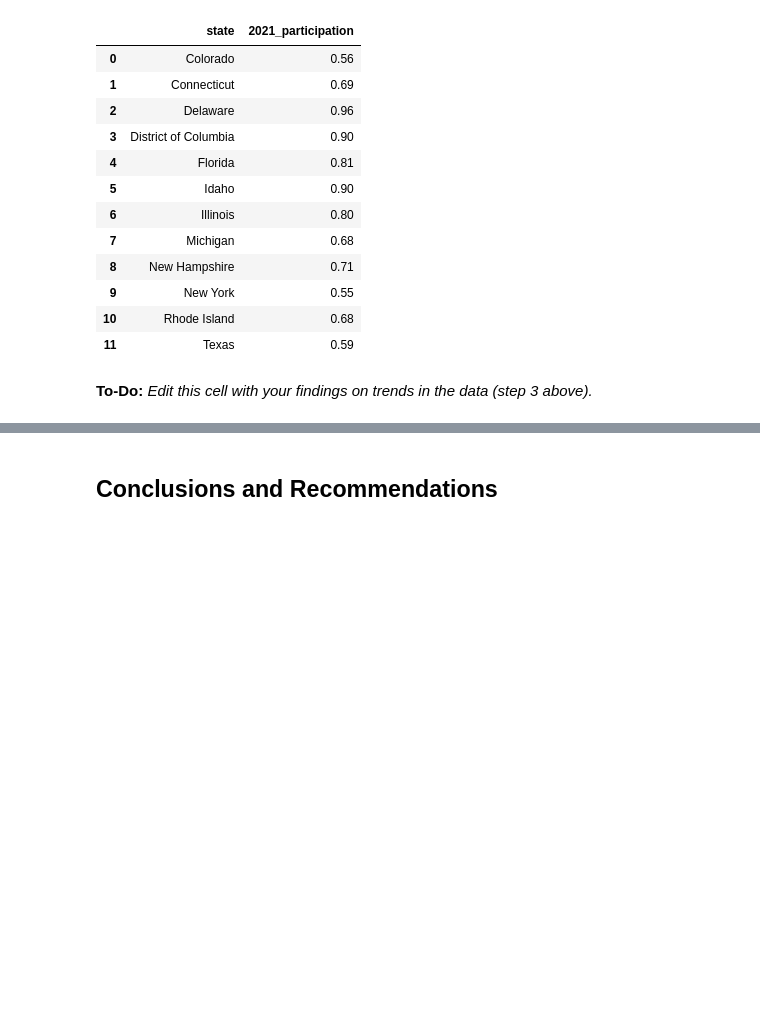
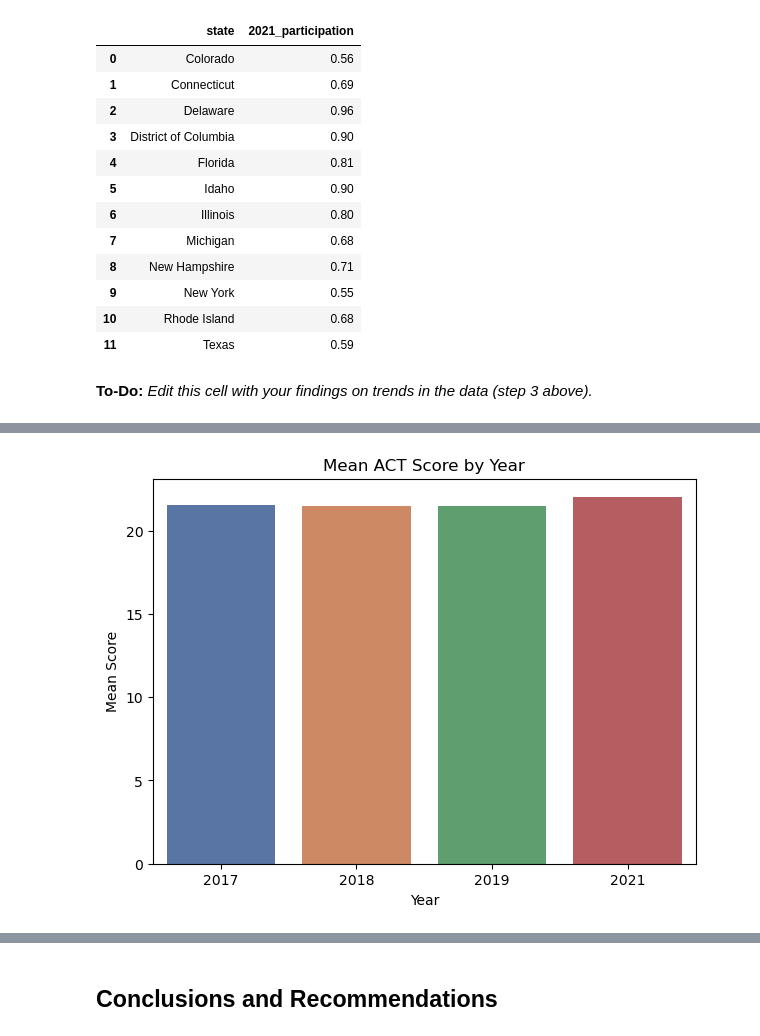
Before and after one commit to argishtiovsepyan/Standardized_Test_Analysis, a Jupyter notebook: code/argishti_project_1.ipynb, the cells around one changed output, grey strips where cells are left out. Saved outputs shown, nothing was run; the diff lists cells and outputs as text; code cells hidden in the pictures; blank space fills up the shorter version.

```diff
--- a/code/argishti_project_1.ipynb
+++ b/code/argishti_project_1.ipynb
@@ -768,0 +771,11 @@ plt.show()
+# %%
+act_score_national = {'Year': ['2017', '2018', '2019', '2021'],'Mean Score': [mean_act['2017_score'],mean_act['2018_score'],mean_act['2019_score'],mean_act['2021_score']]}
+
+plt.figure(figsize=(7, 5))
+sns.barplot(x='Year', y='Mean Score', data = act_score_national, palette = 'deep')
+plt.xlabel('Year')
+plt.ylabel('Mean Score')
+plt.title('Mean ACT Score by Year')
+plt.show()
+# %% [output]
+[figure, added]
```
Also changed, not shown: parts of 6 cells of this notebook.
